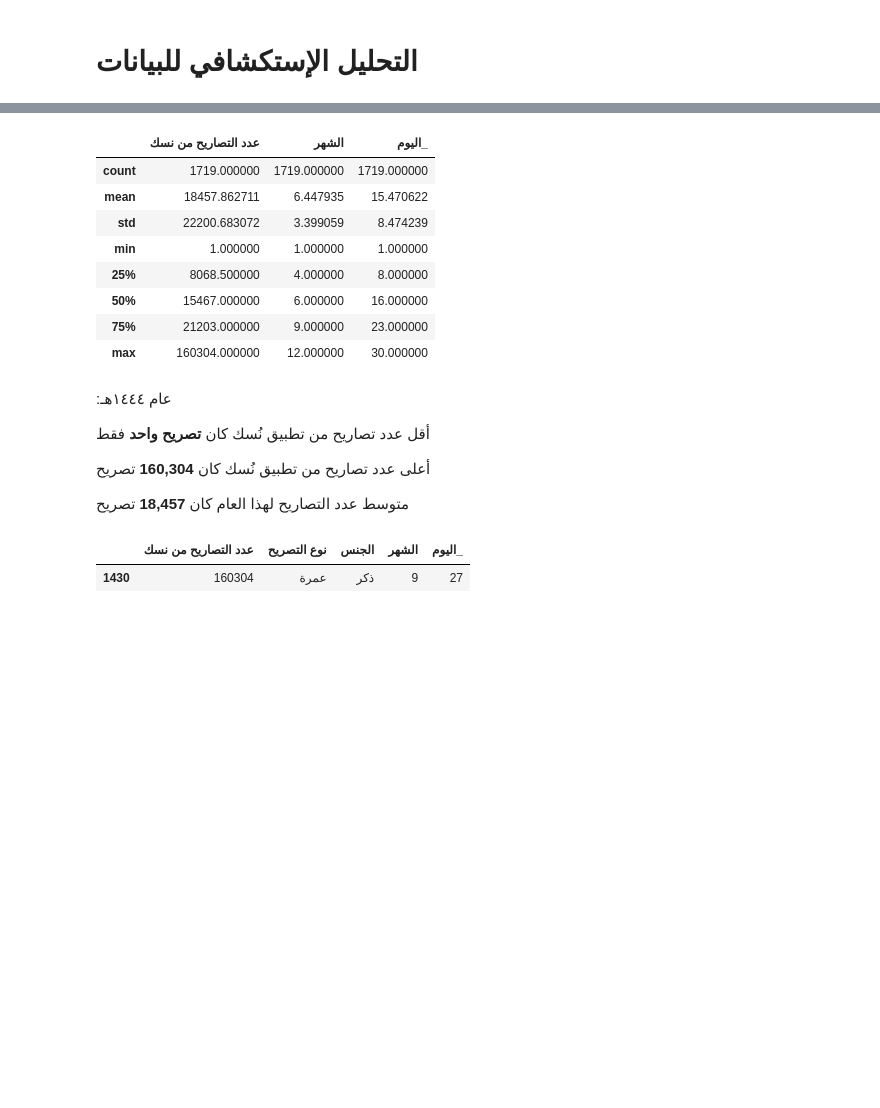
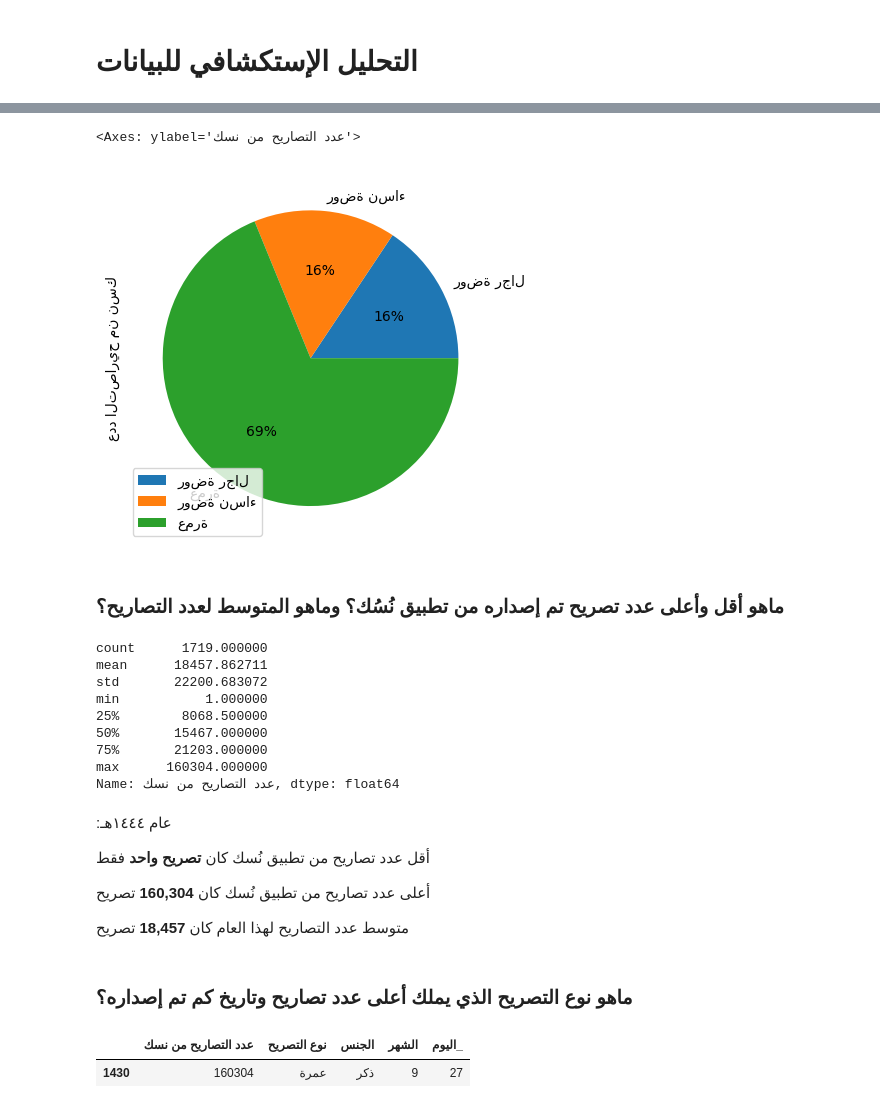
Before and after one commit to TMQ5/My_Projects, a Jupyter notebook: تحليل بيانات الحج والعمرة/تصاريح تطبيق نُسُك/مشروع تحليل بيانات تصاريح تطبيق نُسُك لعام ١٤٤٤ه.ipynb, the cells around one changed output, grey strips where cells are left out. Saved outputs shown, nothing was run; the diff lists cells and outputs as text; code cells hidden in the pictures; blank space fills up the shorter version.

```diff
--- a/تحليل بيانات الحج والعمرة/تصاريح تطبيق نُسُك/مشروع تحليل بيانات تصاريح تطبيق نُسُك لعام ١٤٤٤ه.ipynb
+++ b/تحليل بيانات الحج والعمرة/تصاريح تطبيق نُسُك/مشروع تحليل بيانات تصاريح تطبيق نُسُك لعام ١٤٤٤ه.ipynb
@@ -164,16 +180,24 @@ dtype: object
+# %%
+pie_types =df.groupby(['نوع التصريح']).sum().plot(kind='pie', y='عدد التصاريح من نسك',autopct='%1.0f%%')
+pie_types
+# %% [output]
+<Axes: ylabel='عدد التصاريح من نسك'>
+[figure, added]
+# %% [markdown]
+### ماهو أقل وأعلى عدد تصريح تم إصداره من تطبيق نُسُك؟ وماهو المتوسط لعدد التصاريح؟
 # %%
 # Calculate descriptive statistics for each numeric variable
-df.describe()
+df['عدد التصاريح من نسك'].describe()
 # %% [output]
-|  | عدد التصاريح من نسك | الشهر | اليوم_ |
-| count | 1719.000000 | 1719.000000 | 1719.000000 |
-| mean | 18457.862711 | 6.447935 | 15.470622 |
-| std | 22200.683072 | 3.399059 | 8.474239 |
-| min | 1.000000 | 1.000000 | 1.000000 |
-| 25% | 8068.500000 | 4.000000 | 8.000000 |
-| 50% | 15467.000000 | 6.000000 | 16.000000 |
-| 75% | 21203.000000 | 9.000000 | 23.000000 |
-| max | 160304.000000 | 12.000000 | 30.000000 |
+count      1719.000000
+mean      18457.862711
+std       22200.683072
+min           1.000000
+25%        8068.500000
+50%       15467.000000
+75%       21203.000000
+max      160304.000000
+Name: عدد التصاريح من نسك, dtype: float64
 # %% [markdown]
 :عام ١٤٤٤هـ
 
@@ -182,5 +206,7 @@ df.describe()
 أعلى عدد تصاريح من تطبيق نُسك كان **160,304** تصريح
 
 متوسط عدد التصاريح لهذا العام كان **18,457** تصريح
+# %% [markdown]
+### ماهو نوع التصريح الذي يملك أعلى عدد تصاريح وتاريخ كم تم إصداره؟
 # %%
 # retrieving rows by loc method
```
Also changed, not shown: parts of 20 cells of this notebook.
